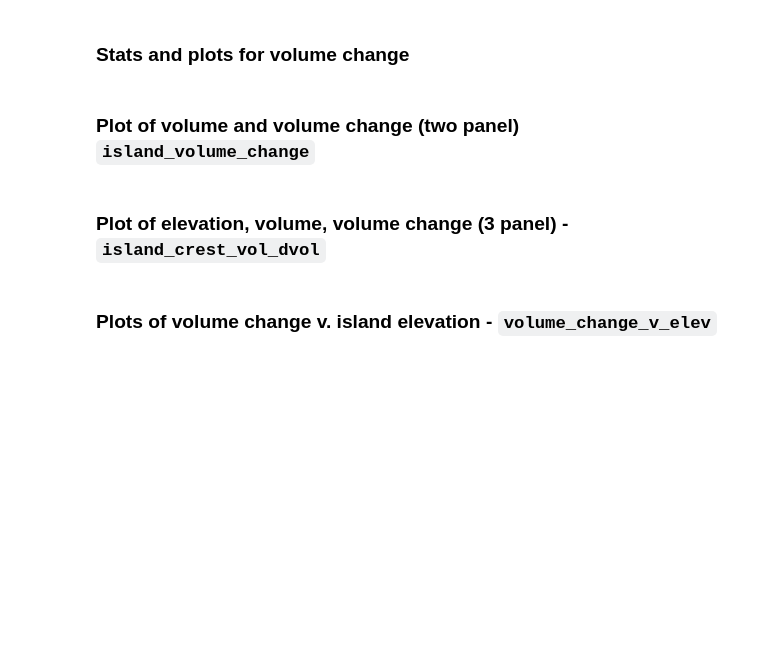
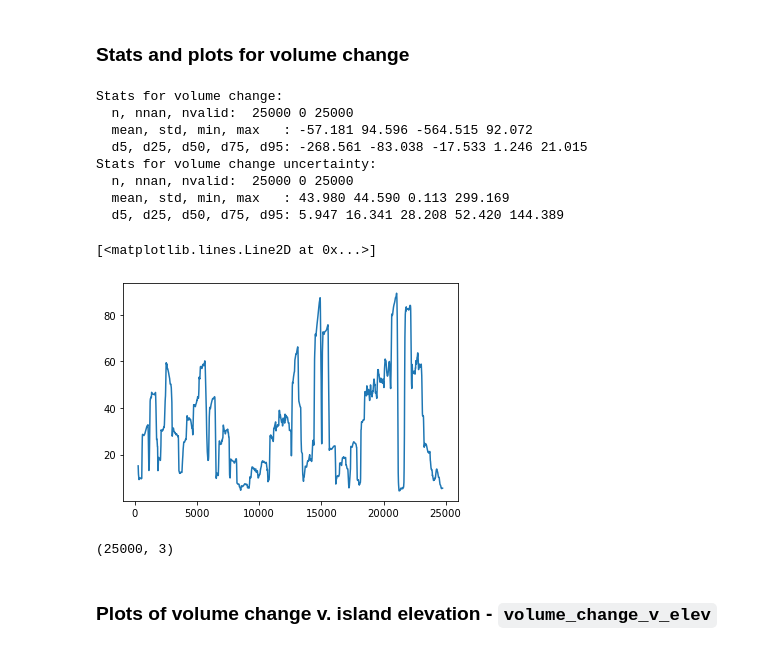
Before and after one commit to csherwood-usgs/CoreBx, a Jupyter notebook: CoreBx_process.ipynb, the cells around one changed output. Saved outputs shown, nothing was run; the diff lists cells and outputs as text; code cells hidden in the pictures; blank space fills up the shorter version.

```diff
--- a/CoreBx_process.ipynb
+++ b/CoreBx_process.ipynb
@@ -1121,18 +1127,27 @@ plt.savefig(fig_name,bbox_inches='tight', format='png', dpi = 200)
 # %%
 # volume change plots
 # average volume
-dvmean = np.diff(vp,axis=0)
-dvstd = np.nanstd(dvmean,axis=0)
+dvmean = np.diff(plat_vol,axis=1)
+dvstd = np.nanstd(dvmean,axis=1)
 dverr = np.sqrt(dvstd**2+0.08**2+0.08**2)
 
-dvmeans = running_nanmean(dvmean[0,:],501)
+dvmeans = running_nanmean(dvmean[:,0],501)
 dverrs = running_stddev(dverr,501)
 
 print("Stats for volume change:")
-s = stat_summary( dvmean[0,:], iprint=True)
+s = stat_summary( dvmean[:,0], iprint=True)
 print("Stats for volume change uncertainty:")
 s = stat_summary( dverr, iprint=True)
 
 plt.plot(dverrs)
+# %% [output]
+Stats for volume change:
+  n, nnan, nvalid:  25000 0 25000
+  mean, std, min, max   : -57.181 94.596 -564.515 92.072
+  d5, d25, d50, d75, d95: -268.561 -83.038 -17.533 1.246 21.015
+Stats for volume change uncertainty:
+  n, nnan, nvalid:  25000 0 25000
+  mean, std, min, max   : 43.980 44.590 0.113 299.169
+  d5, d25, d50, d75, d95: 5.947 16.341 28.208 52.420 144.389
+[<matplotlib.lines.Line2D at 0x...>]
+[figure, added]
-# %% [markdown]
-### Plot of volume and volume change (two panel) `island_volume_change`
@@ -1170,2 +1153,0 @@ plt.savefig(fig_name,bbox_inches='tight', format='png', dpi = 200)
-# %% [markdown]
-### Plot of elevation, volume, volume change (3 panel) - `island_crest_vol_dvol`
@@ -1214,2 +1154,6 @@ plt.savefig(fig_name,bbox_inches='tight', format='png', dpi = 200)
+# %%
+dvmean.shape
+# %% [output]
+(25000, 3)
 # %% [markdown]
    ### Plots of volume change v. island elevation - `volume_change_v_elev`
```
Also changed, not shown: parts of 15 cells of this notebook, 1 other file.
